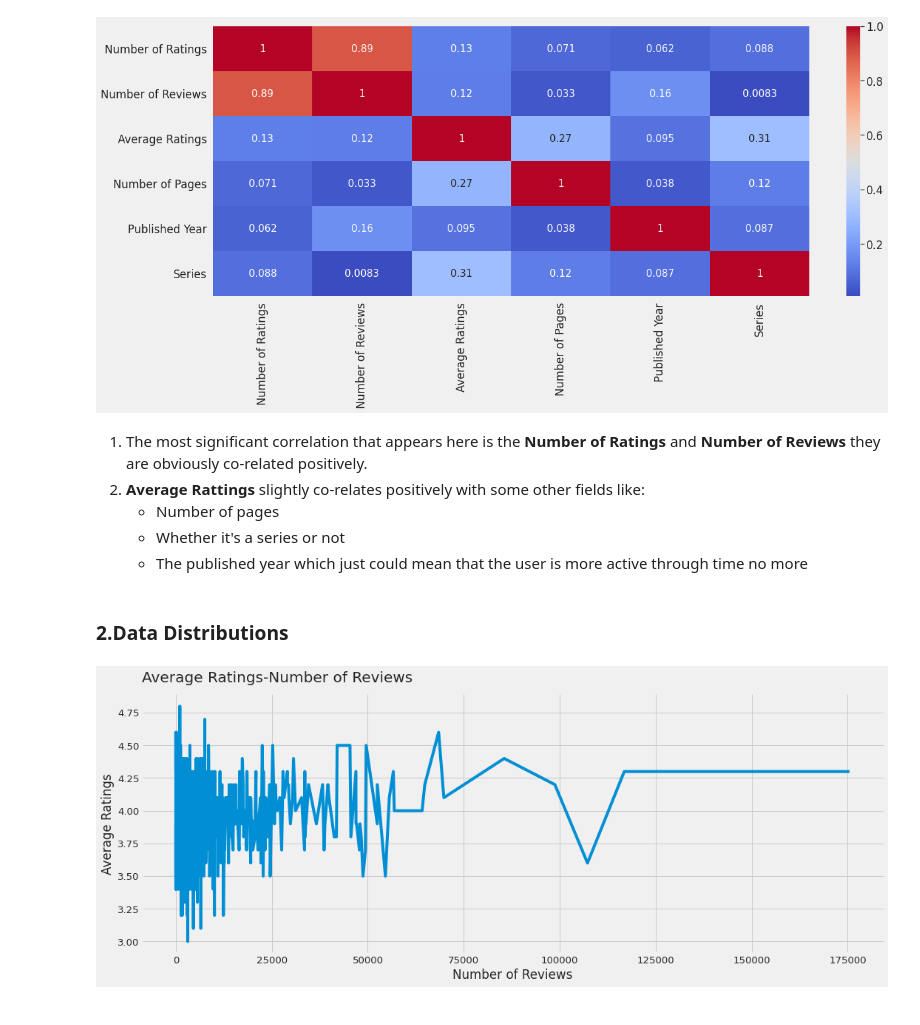
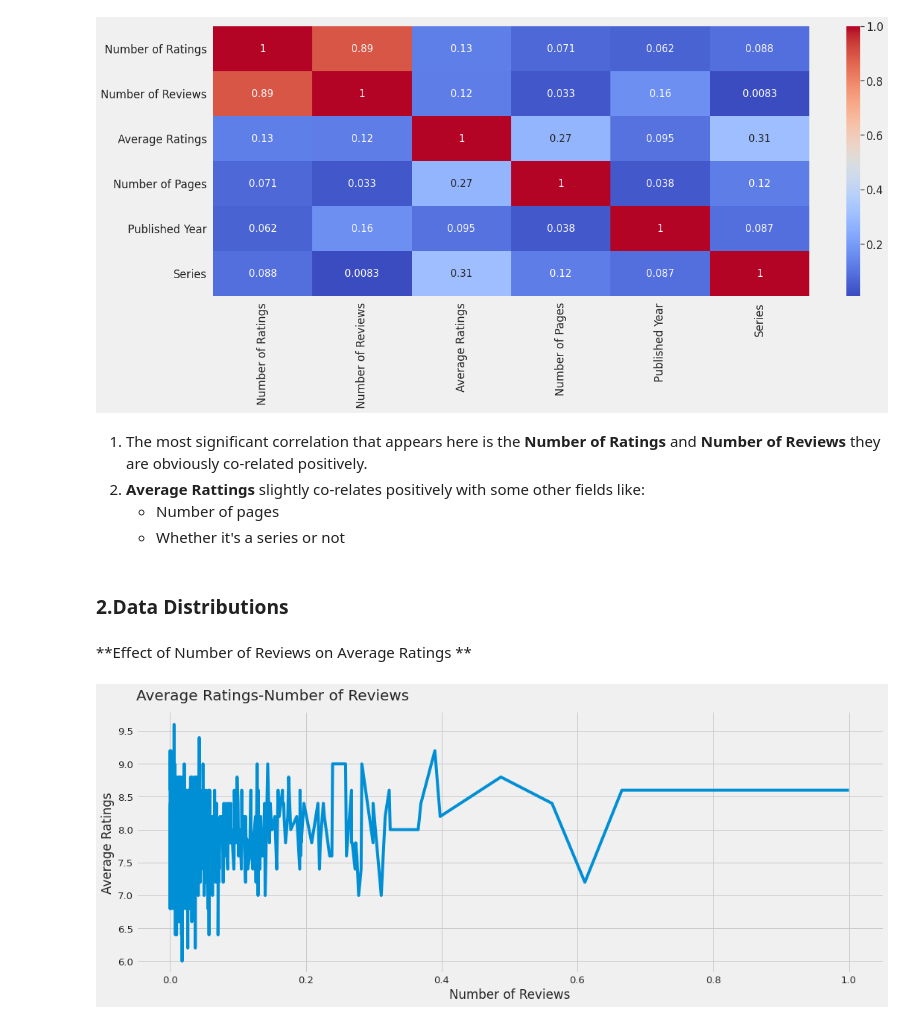
Before and after one commit to Strive-School-Project-Data-Analysis/Good_reads_Best_2000s, a Jupyter notebook: EDA_and_Visualization.ipynb, the cells around one changed output. Saved outputs shown, nothing was run; the diff lists cells and outputs as text; code cells hidden in the pictures.

```diff
--- a/EDA_and_Visualization.ipynb
+++ b/EDA_and_Visualization.ipynb
@@ -166,14 +166,16 @@ Distributions of Numerical Data
 # %%
-numerical_features = ['Number of Ratings', 'Number of Reviews', 'Average Ratings', 'Number of Pages']
+numerical_features = ['Average Ratings', 'Number of Pages','Number of Ratings', 'Number of Reviews', ]
 
 plt.figure(figsize=(13, 7))
 sns.set(font_scale= 1.2)
 plt.style.use('fivethirtyeight')
 
-for i, feature in enumerate(numerical_features):
-    plt.subplot(2, 2, i+1)
+for i, feature in enumerate(numerical_features[0:2]):
+    plt.subplot(2, 2, i+3)
     sns.boxplot(x=df[feature],palette="Set3")
-    #sns.countplot(data=train_imputed, x=feature, hue='Survived', palette=palette_6)
 
+for i, feature in enumerate(numerical_features[2:5]):
+    plt.subplot(2,2 , i+1)
+    sns.violinplot(x=df[feature],palette="muted")
 sns.despine()
 # %% [output]
@@ -469,15 +399,18 @@ plt.show()
 2. **Average Rattings** slightly co-relates positively with some other fields like:
     * Number of pages
     * Whether it's a series or not
-    * The published year which just could mean that the user is more active through time no more
 # %% [markdown]
 ### 2.Data Distributions
+# %% [markdown]
+**Effect of Number of Reviews on Average Ratings **
 # %%
 fig, ax = plt.subplots(1, 1, figsize=(16, 6))
-sns.lineplot(data=df, x=df['Number of Reviews'], y=df['Average Ratings'])
+sns.lineplot(data=df, x=df['Number of Reviews'], y=df_normalised['Average Ratings'],
+            markers=True, dashes=False)
+
 ax.set_title('Average Ratings-Number of Reviews', size=20, loc='Left', y=1.03)
 
 sns.despine()
 plt.show()
 # %% [output]
-[figure, old version]
+[figure, new version]
```
Also changed, not shown: parts of 48 cells of this notebook, 4 other files.
